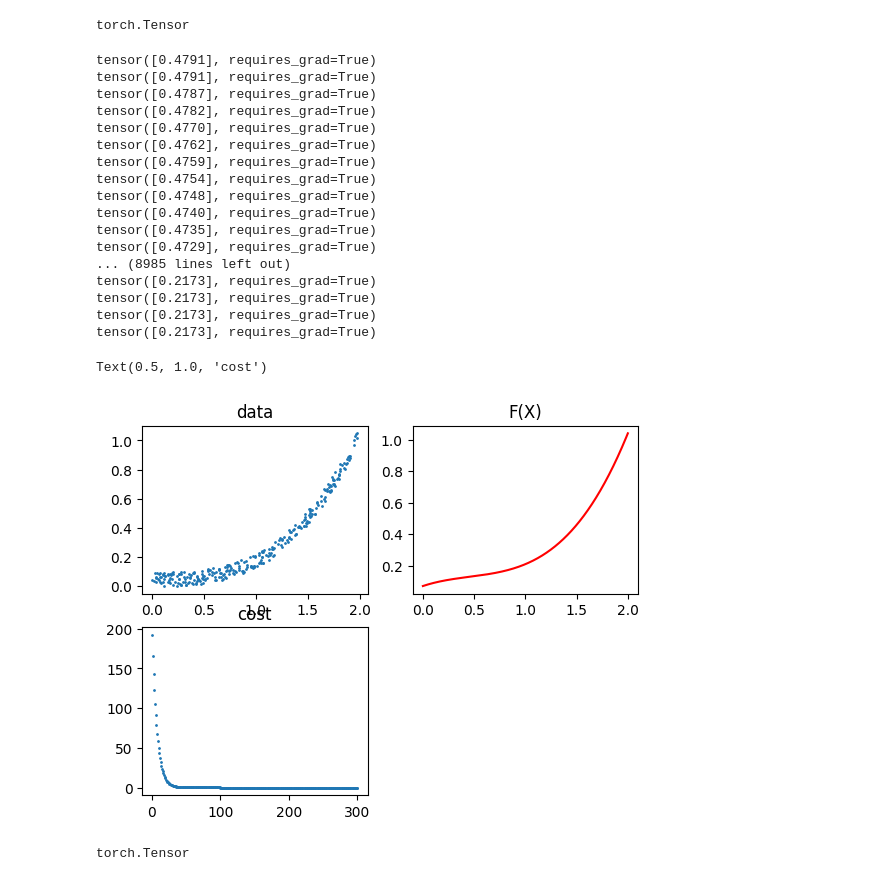
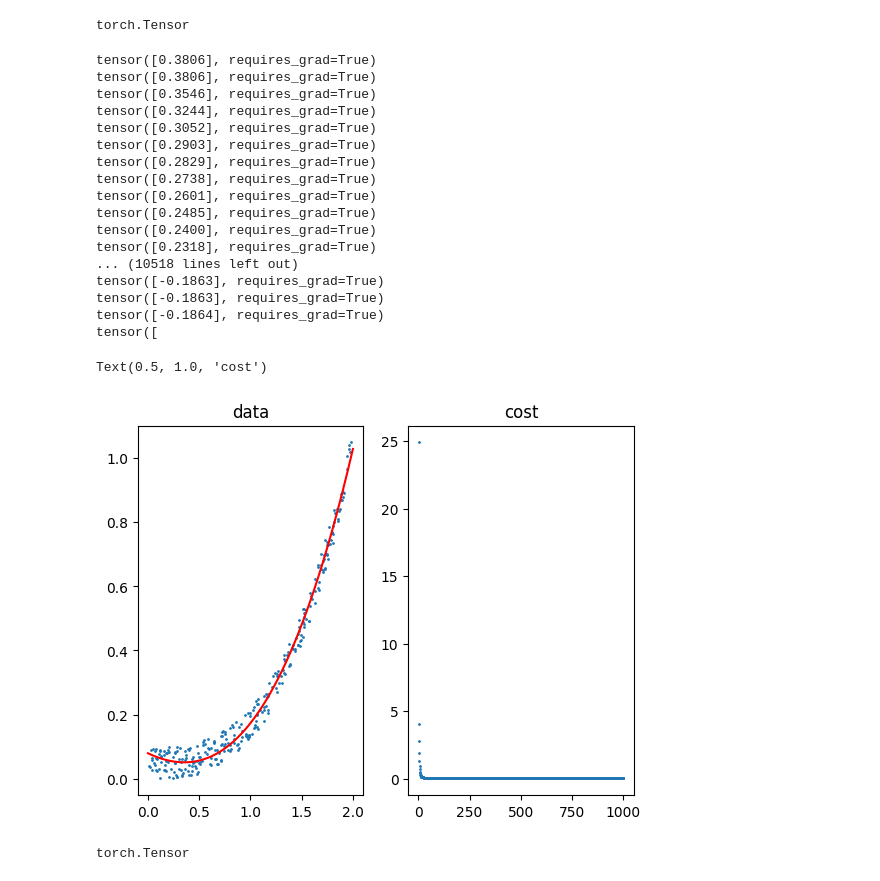
Before and after one commit to zxyup/RCS16_Vision_Train, a Jupyter notebook: Kaihang_Zheng/线性回归.ipynb, the cells around one changed output. Saved outputs shown, nothing was run; the diff lists cells and outputs as text; code cells hidden in the pictures.

```diff
--- a/Kaihang_Zheng/线性回归.ipynb
+++ b/Kaihang_Zheng/线性回归.ipynb
@@ -137,8 +137,8 @@ w3 = torch.rand(1,requires_grad=True)
 w4 = torch.rand(1,requires_grad=True)
 b = torch.rand(1,requires_grad=True)
 Loss = []
-epoch = 300
-lr = 0.0001
+epoch = 1000
+lr = 0.005
 print(w1)
 
 for time in range(epoch):
@@ -164,39 +164,37 @@ for time in range(epoch):
 
     Loss.append(sum_cost.detach())
 # %% [output]
-tensor([0.4791], requires_grad=True)
-tensor([0.4791], requires_grad=True)
-tensor([0.4787], requires_grad=True)
-tensor([0.4782], requires_grad=True)
-tensor([0.4770], requires_grad=True)
-tensor([0.4762], requires_grad=True)
-tensor([0.4759], requires_grad=True)
-tensor([0.4754], requires_grad=True)
-tensor([0.4748], requires_grad=True)
-tensor([0.4740], requires_grad=True)
-tensor([0.4735], requires_grad=True)
-tensor([0.4729], requires_grad=True)
-... (8985 lines left out)
-tensor([0.2173], requires_grad=True)
-tensor([0.2173], requires_grad=True)
-tensor([0.2173], requires_grad=True)
-tensor([0.2173], requires_grad=True)
+tensor([0.3806], requires_grad=True)
+tensor([0.3806], requires_grad=True)
+tensor([0.3546], requires_grad=True)
+tensor([0.3244], requires_grad=True)
+tensor([0.3052], requires_grad=True)
+tensor([0.2903], requires_grad=True)
+tensor([0.2829], requires_grad=True)
+tensor([0.2738], requires_grad=True)
+tensor([0.2601], requires_grad=True)
+tensor([0.2485], requires_grad=True)
+tensor([0.2400], requires_grad=True)
+tensor([0.2318], requires_grad=True)
+... (10518 lines left out)
+tensor([-0.1863], requires_grad=True)
+tensor([-0.1863], requires_grad=True)
+tensor([-0.1864], requires_grad=True)
+tensor([
 # %%
-plt.subplot(2,2,1)
+plt.subplot(1,2,1)
 plt.scatter(x,y,s=1)
-plt.title('data')
-plt.subplot(2,2,2)
 xx = np.linspace(0,2,1000)
 plt.plot(xx,w3.detach()*xx**3 + w2.detach()*xx**2 +w1.detach()*xx + b.detach(),color='red')
-# plt.scatter(x,w3.detach()*x**3 + w2.detach()*x**2 +w1.detach()*x + b.detach(),color='red')
-plt.title('F(X)')
-plt.subplot(2,2,3)
+plt.title('data')
+
+plt.subplot(1,2,2)
 Loss_x = [i for i in range(1,len(Loss)+1)]
 plt.scatter(Loss_x,Loss,s=1)
 plt.title('cost')
 # %% [output]
 Text(0.5, 1.0, 'cost')
-[figure, old version]
+[figure, new version]
 # %%
 type(x)
 # %% [output]
```
Also changed, not shown: parts of 4 cells of this notebook, 3 other files.
